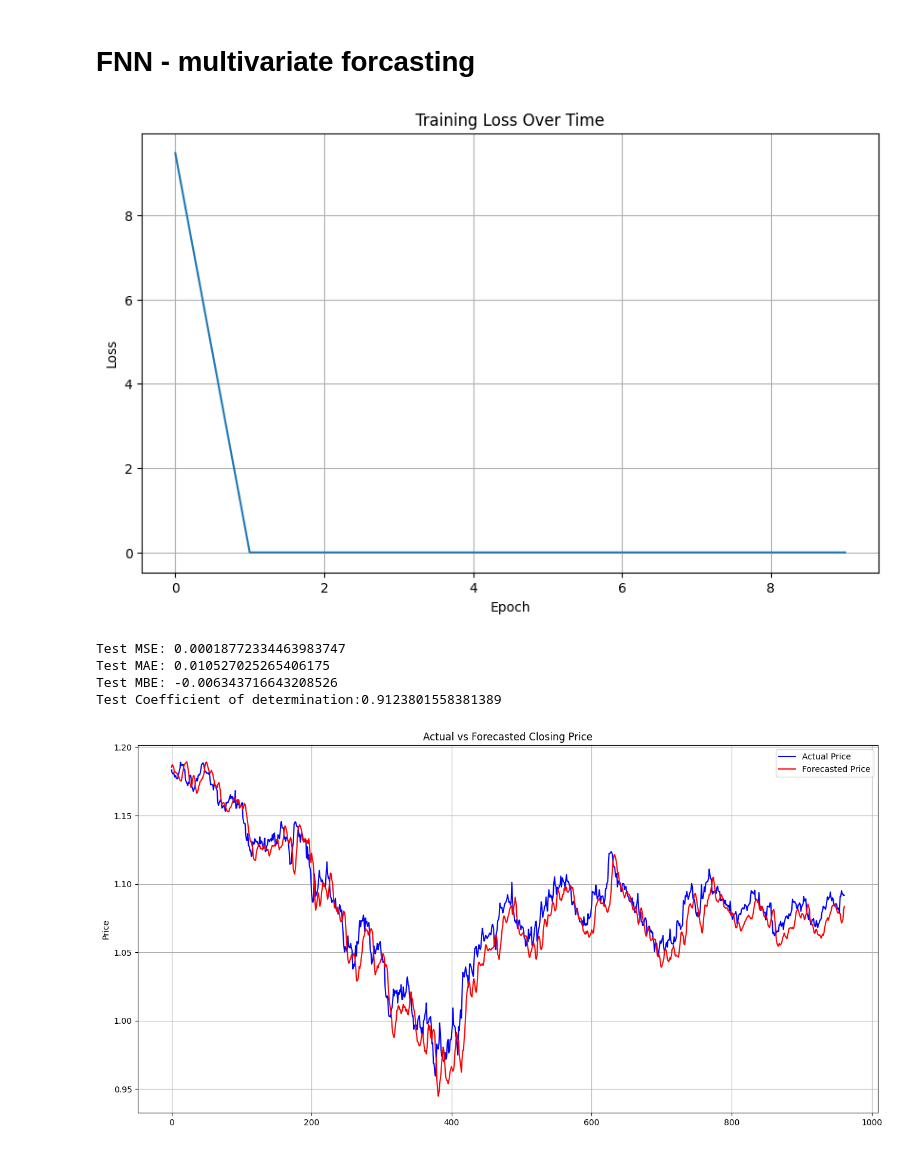
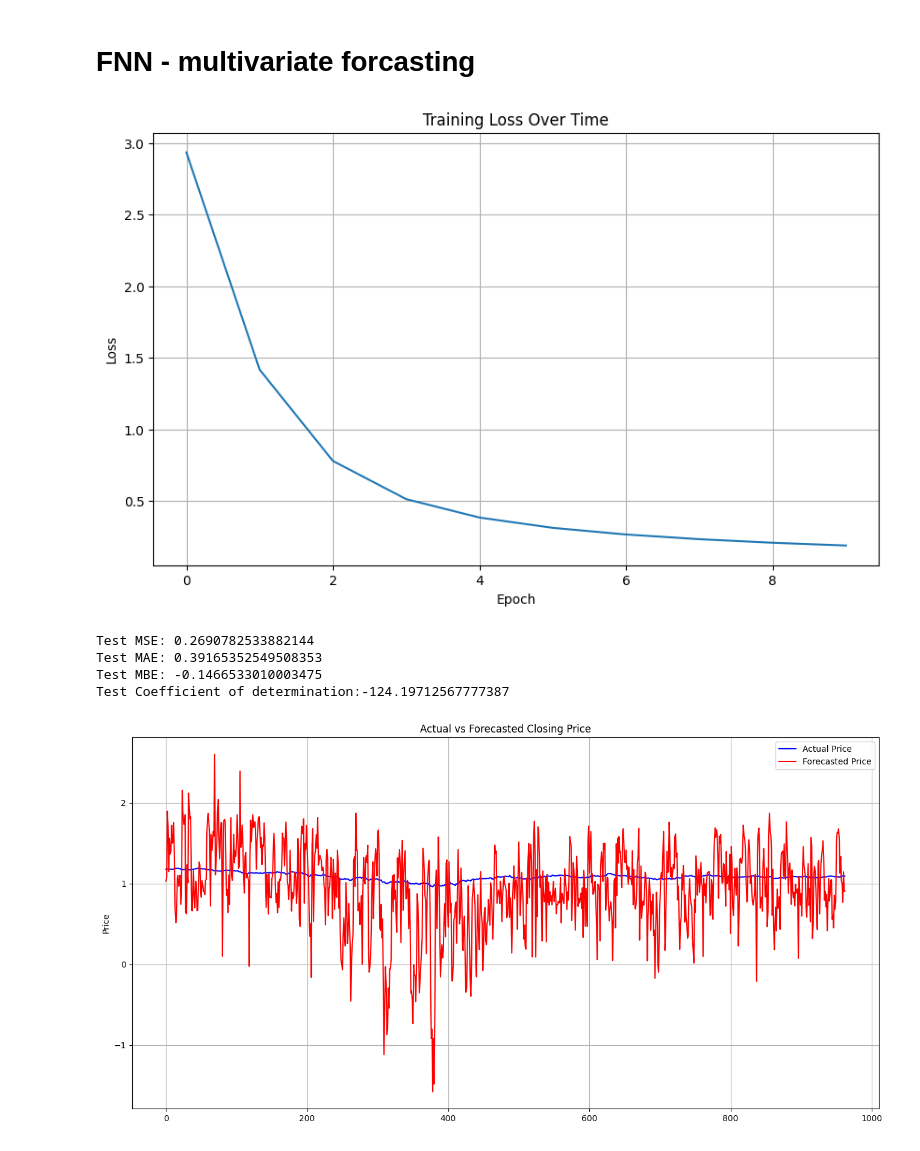
Before and after one commit to D-Mutabazi/Data-Engineering-Projects-and-Coursework, a Jupyter notebook: FNN_Forecast.ipynb, the cells around one changed output. Saved outputs shown, nothing was run; the diff lists cells and outputs as text; code cells hidden in the pictures.

Commit message:
FNN - features scaled successfuly

```diff
--- a/FNN_Forecast.ipynb
+++ b/FNN_Forecast.ipynb
@@ -372,10 +372,10 @@ multifeatureData =multifeatureData[cols]
 
 
 ################################## Calculte the lagged features - Data Loader #####################################
-n_past= 6
+n_past= 3
 n_future =1
 target_column =-1
-selected_features = ['Open', 'Close']
+selected_features = ['Open','RSI', 'Close']
 # selected_features = ['200_sma','50_sma','12_ema','Close']
 data = multifeatureData[selected_features] #subset selection of features and model performance ->convert to numpy array if error
 # data = data.dropna()
@@ -408,6 +408,10 @@ class mf_ForexDataset(Dataset):
         # Convert to NumPy arrays
         features = np.array(features)
         response = np.array(response)
+
+        #scale features
+        scaler = StandardScaler()
+        features = scaler.fit_transform(features)
 
         # Convert to PyTorch tensors
         features_tensor = torch.tensor(features, dtype=torch.float32)
@@ -490,7 +494,7 @@ def forward(features):
     activated_hidden_2 = relu(hidden_layer_2)
 
     output = activated_hidden_2 @ W_output + b_output  # Linear transformation (hidden -> output)
-    return output
+    return relu(output)
 
 # Training the neural network
 learning_rate = 0.001
@@ -568,36 +572,36 @@ with torch.no_grad():  # Disable gradient computation during testing
     for batch_idx, (features, labels) in enumerate(test_loader):
         predicted_close = forward(features)
         actual_prices.extend(labels.tolist())  # Collect actual prices
         predicted_prices.extend(predicted_close.view(-1).tolist())  # Collect predicted prices
 
 # Evaluate the model
 
 predicted_prices = np.array(predicted_prices)
 actual_prices = np.array(actual_prices)
 
 test_mse = mean_squared_error(actual_prices, predicted_prices)
 test_mae = mean_absolute_error(actual_prices, predicted_prices)
 test_mbe = np.mean(predicted_prices - actual_prices) # mean bias error
 test_r2 = r2_score(actual_prices, predicted_prices)
 
 print(f'Test MSE: {test_mse}\nTest MAE: {test_mae}\nTest MBE: {test_mbe}\nTest Coefficient of determination:{test_r2}')
 
 
 # Plot actual vs predicted prices
 plt.figure(figsize=(16, 8))
 plt.plot(actual_prices, label="Actual Price", color='blue', linestyle='-')
 plt.plot(predicted_prices, label="Forecasted Price", color='red', linestyle='-')
 plt.ylabel('Price')
 plt.title('Actual vs Forecasted Closing Price')
 plt.legend()
 plt.grid(True)
 plt.show()
 
 # Plot results
 # %% [output]
-[figure, old version]
+[figure, new version]
-Test MSE: 0.00018772334463983747
-Test MAE: 0.010527025265406175
-Test MBE: -0.006343716643208526
-Test Coefficient of determination:0.9123801558381389
+Test MSE: 0.2690782533882144
+Test MAE: 0.39165352549508353
+Test MBE: -0.1466533010003475
+Test Coefficient of determination:-124.19712567777387
-[figure, old version]
+[figure, new version]
```
